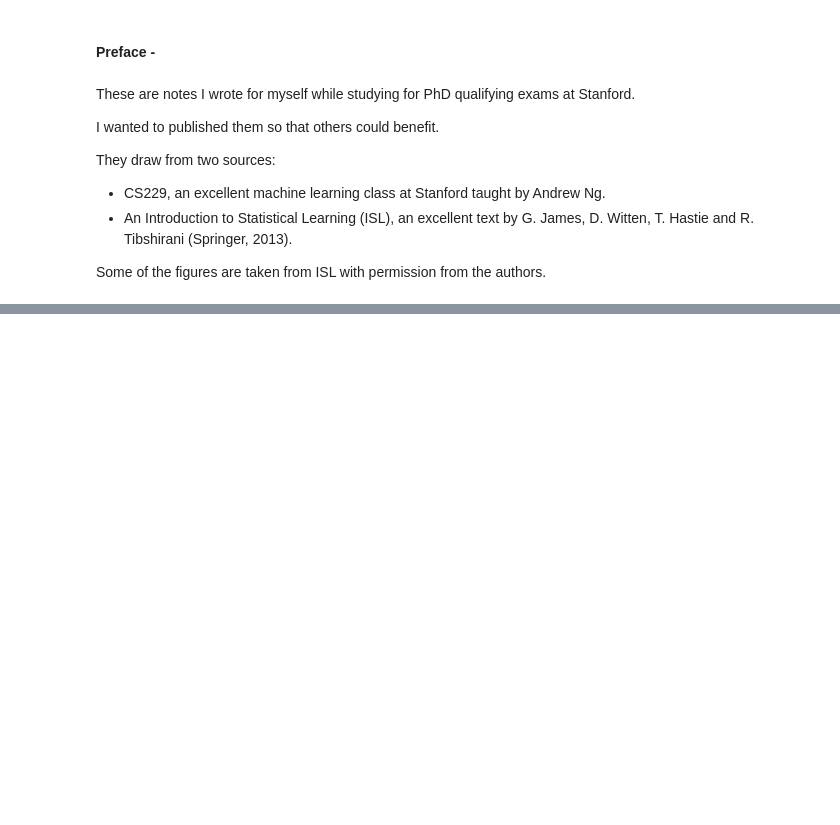
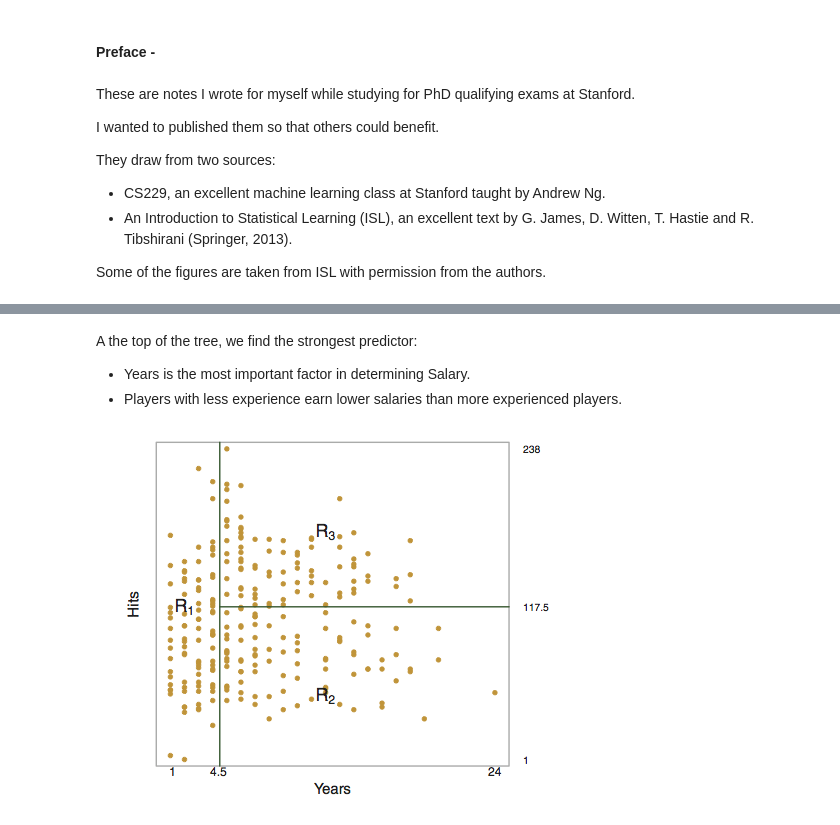
Before and after one commit to lmart999/CS229_ISL, a Jupyter notebook: Tree-based methods.ipynb, the cells around one changed output, grey strips where cells are left out. Saved outputs shown, nothing was run; the diff lists cells and outputs as text; code cells hidden in the pictures; blank space fills up the shorter version.

```diff
--- a/Tree-based methods.ipynb
+++ b/Tree-based methods.ipynb
@@ -26,0 +32,10 @@ Add detailed notes here!
+# %% [markdown]
+A the top of the tree, we find the strongest predictor:
+
+* Years is the most important factor in determining Salary.
+* Players with less experience earn lower salaries than more experienced players.
+# %%
+i = Image(filename=os.getcwd()+'/Images/tree.png') # from the ISL text.
+i
+# %% [output]
+[figure, added]
```
Also changed, not shown: parts of 53 cells of this notebook.
